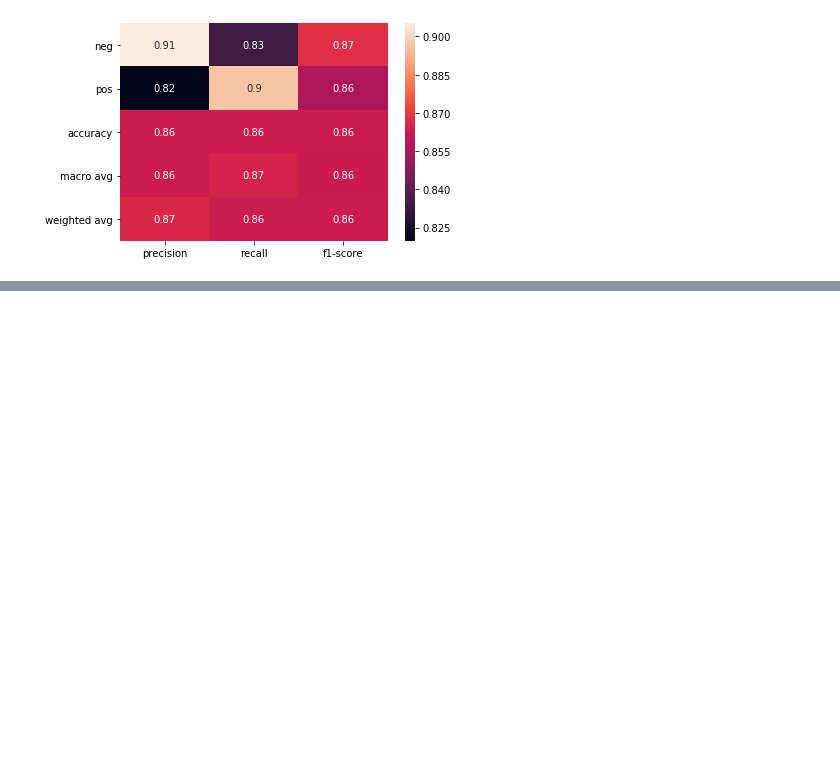
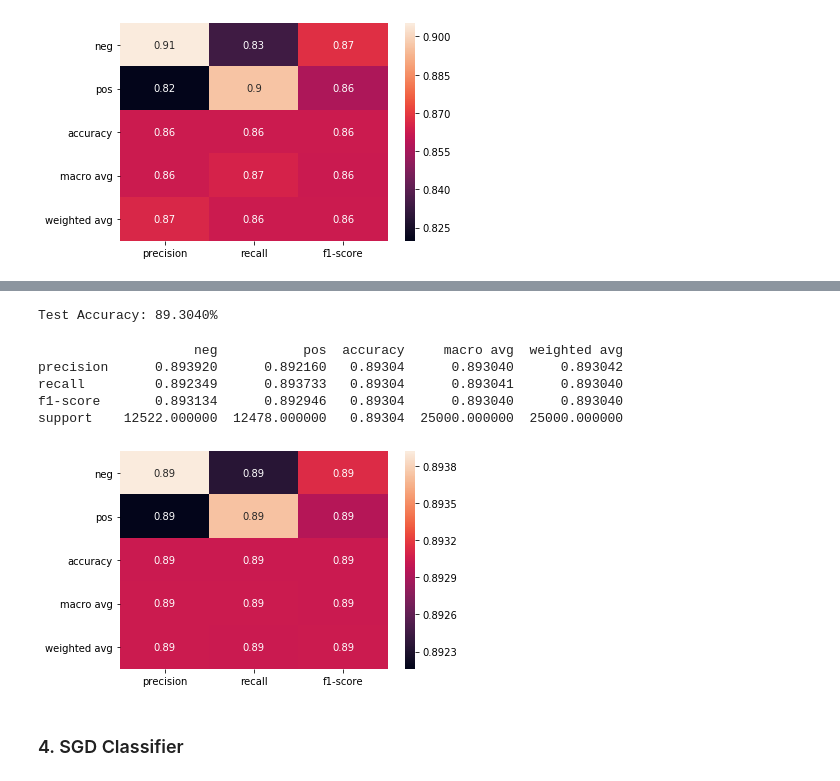
Before and after one commit to shivammehta007/NLPResearch, a Jupyter notebook: Comparison_of_NLP_Models_IMDB_classification.ipynb, the cells around one changed output, grey strips where cells are left out. Drawn from its saved outputs; the diff is of its cells as text; code cells hidden in the pictures; blank space fills up the shorter version.

Commit message:
Added other Linear Classification Methods

```diff
--- a/Comparison_of_NLP_Models_IMDB_classification.ipynb
+++ b/Comparison_of_NLP_Models_IMDB_classification.ipynb
@@ -358,7 +360,7 @@ best_accuracy = 0
 for parameter in tqdm(list(parameters)):
     pipeline = Pipeline(
         [('tfidf', TfidfVectorizer(ngram_range=parameter['ngram_range'])),
-        ('nb', RandomForestClassifier(
+        ('rfc', RandomForestClassifier(
                     max_depth=parameter['max_depth'],
                     n_estimators=parameter['n_estimators']
                                       ))])
@@ -409,0 +389,25 @@ support    12993.000000  12007.000000    0.8654  25000.000000  25000.000000
+# %%
+parameters = {
+    'ngram_range': [(1, 2)],
+    'penalty': ['l2'],
+    'C' : [1.0, 2.0, 3.0]
+}
+
+parameters = ParameterGrid(parameters)
+# %%
+best_model = Model(None, None, None)
+best_accuracy = 0
+for parameter in tqdm(list(parameters)):
+    pipeline = Pipeline(
+        [('tfidf', TfidfVectorizer(ngram_range=parameter['ngram_range'])),
+        ('svc', LinearSVC(penalty=parameter['penalty'],
+                          C=parameter['C']))])
+    pipeline.fit(X_train, y_train)
+    y_pred = pipeline.predict(X_valid)
+    accuracy = accuracy_score(y_valid, y_pred)
+    print('Accuracy: {:.2f} Parameters: {}'.format(accuracy * 100, parameter))
+    if accuracy > best_accuracy:
+        best_accuracy = accuracy
+        best_model = Model(pipeline, y_pred, accuracy)
+
+print('Best Pipeline found: {} with accuracy: {:.2f}%'.format([step[1] for step in best_model.pipeline.steps], best_model.accuracy*100))
@@ -409,0 +429,20 @@ support    12993.000000  12007.000000    0.8654  25000.000000  25000.000000
+# %%
+y_pred = best_model.pipeline.predict(X_test)
+test_accuracy = accuracy_score(y_test, y_pred)
+print('Test Accuracy: {:.4f}%'.format(test_accuracy * 100))
+# %% [output]
+Test Accuracy: 89.3040%
+# %%
+report = pd.DataFrame(classification_report(y_pred, y_test, target_names=['neg', 'pos'], output_dict=True))
+print(report)
+sns.heatmap(report.iloc[:-1:].T, annot=True)
+plt.show()
+# %% [output]
+                    neg           pos  accuracy     macro avg  weighted avg
+precision      0.893920      0.892160   0.89304      0.893040      0.893042
+recall         0.892349      0.893733   0.89304      0.893041      0.893040
+f1-score       0.893134      0.892946   0.89304      0.893040      0.893040
+support    12522.000000  12478.000000   0.89304  25000.000000  25000.000000
+[figure, added]
+# %% [markdown]
+### 4. SGD Classifier
```
Also changed, not shown: parts of 19 cells of this notebook.
